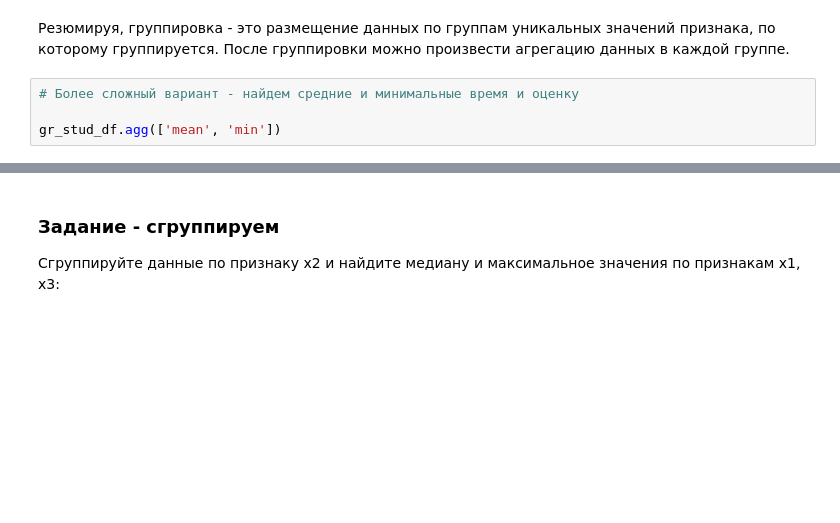
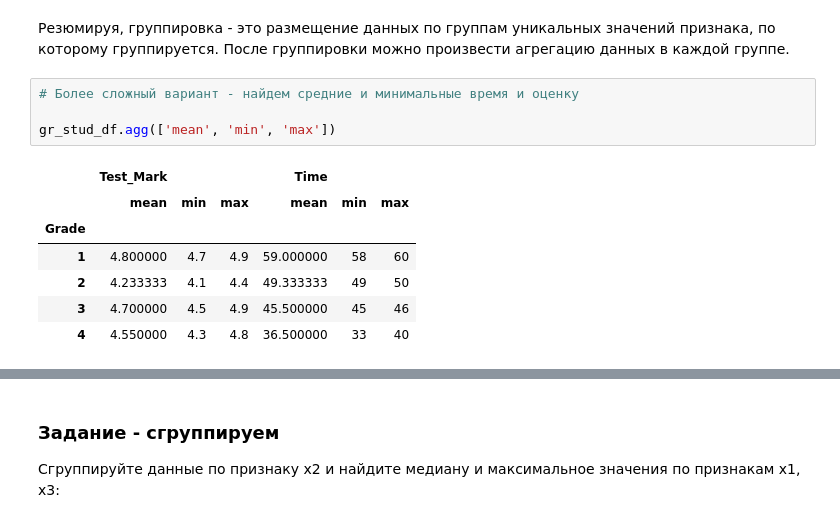
Before and after one commit to Mikhail-Kushnerev/ml, a Jupyter notebook: notebooks/07_Pandas.ipynb, the cells around one changed output, grey strips where cells are left out. Drawn from its saved outputs; the diff is of its cells as text; blank space fills up the shorter version.

```diff
--- a/notebooks/07_Pandas.ipynb
+++ b/notebooks/07_Pandas.ipynb
@@ -830,7 +872,15 @@ gr_stud_df.agg('mean')
 # %%
 # Более сложный вариант - найдем средние и минимальные время и оценку
 
-gr_stud_df.agg(['mean', 'min'])
+gr_stud_df.agg(['mean', 'min', 'max'])
+# %% [output]
+|  | Test_Mark |  |  | Time |  |  |
+|  | mean | min | max | mean | min | max |
+| Grade |  |  |  |  |  |  |
+| 1 | 4.800000 | 4.7 | 4.9 | 59.000000 | 58 | 60 |
+| 2 | 4.233333 | 4.1 | 4.4 | 49.333333 | 49 | 50 |
+| 3 | 4.700000 | 4.5 | 4.9 | 45.500000 | 45 | 46 |
+| 4 | 4.550000 | 4.3 | 4.8 | 36.500000 | 33 | 40 |
 # %%
 # Или зададим правила для каждого признака по отдельности
 
```
Also changed, not shown: parts of 11 cells of this notebook.
